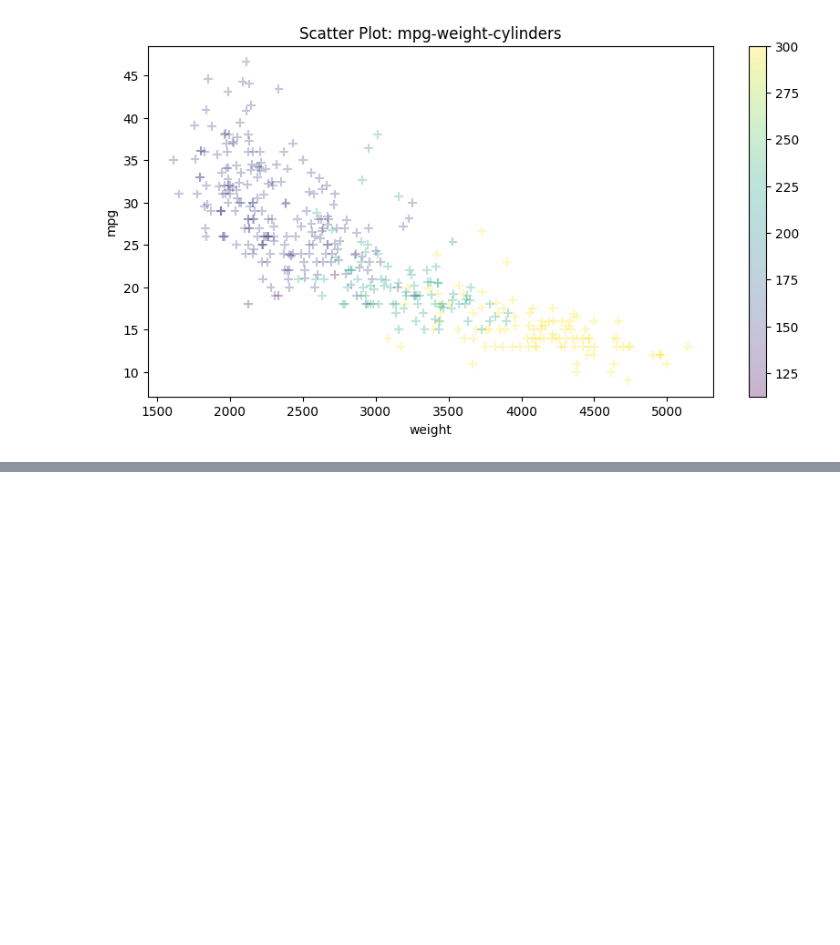
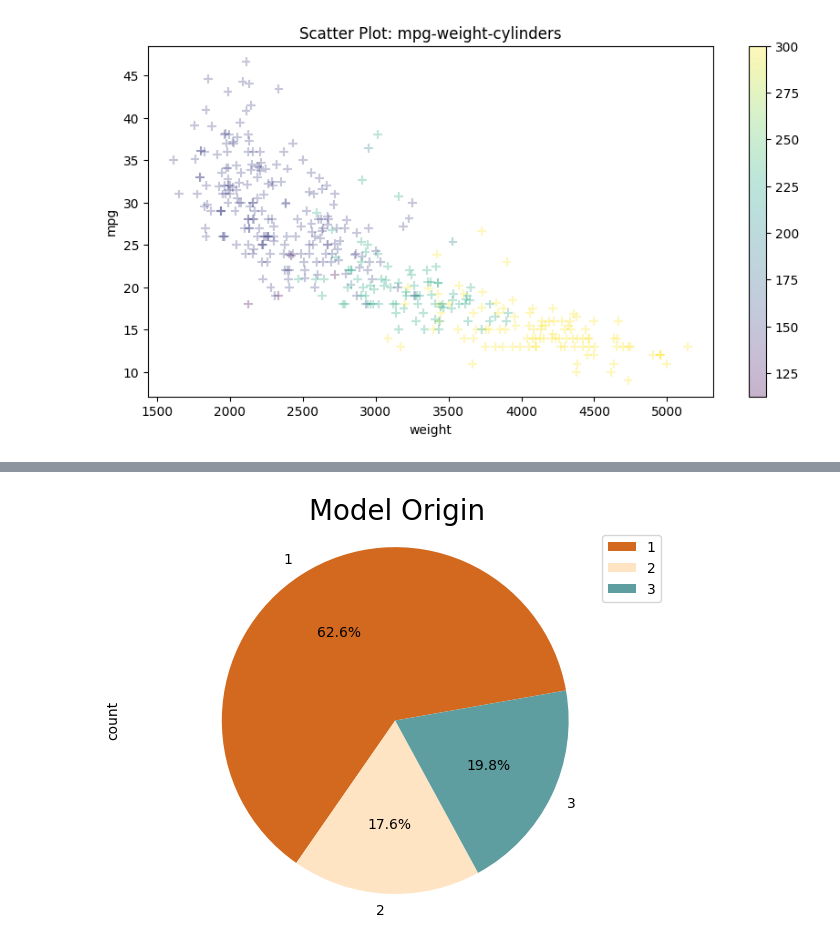
Before and after one commit to harryyang1982/pandas_data_analysis, a Jupyter notebook: part4_visualization.ipynb, the cells around one changed output, grey strips where cells are left out. Cells and saved outputs as stored; diff of their text form; code cells hidden in the pictures; blank space fills up the shorter version.

Commit message:
matplotlib cleared

```diff
--- a/part4_visualization.ipynb
+++ b/part4_visualization.ipynb
@@ -666,3 +666,17 @@ plt.savefig("./scatter_transparent.png", transparent=True)
 plt.show()
 # %% [output]
 [figure]
+# %%
+import pandas as pd
+import matplotlib.pyplot as plt
+
+plt.style.use('default')
+
+df = pd.read_csv("./data/part4/auto-mpg.csv", header=None)
+
+df.columns = ['mpg', 'cylinders', 'displacement', 'horsepower', 'weight',
+              'acceleration', 'model year', 'origin', 'name']
+
+df['count'] = 1
+df_origin = df.groupby('origin').sum()
+print(df_origin.head())
@@ -668,0 +695,12 @@ plt.show()
+# %%
+df_origin['count'].plot(kind='pie', figsize=(7, 5),
+                        autopct='%1.1f%%',
+                        startangle=10,
+                        colors=['chocolate', 'bisque', 'cadetblue'])
+
+plt.title('Model Origin', size=20)
+plt.axis('equal')
+plt.legend(labels=df_origin.index, loc='upper right')
+plt.show()
+# %% [output]
+[figure, added]
```
Also changed, not shown: parts of 3 cells of this notebook.
